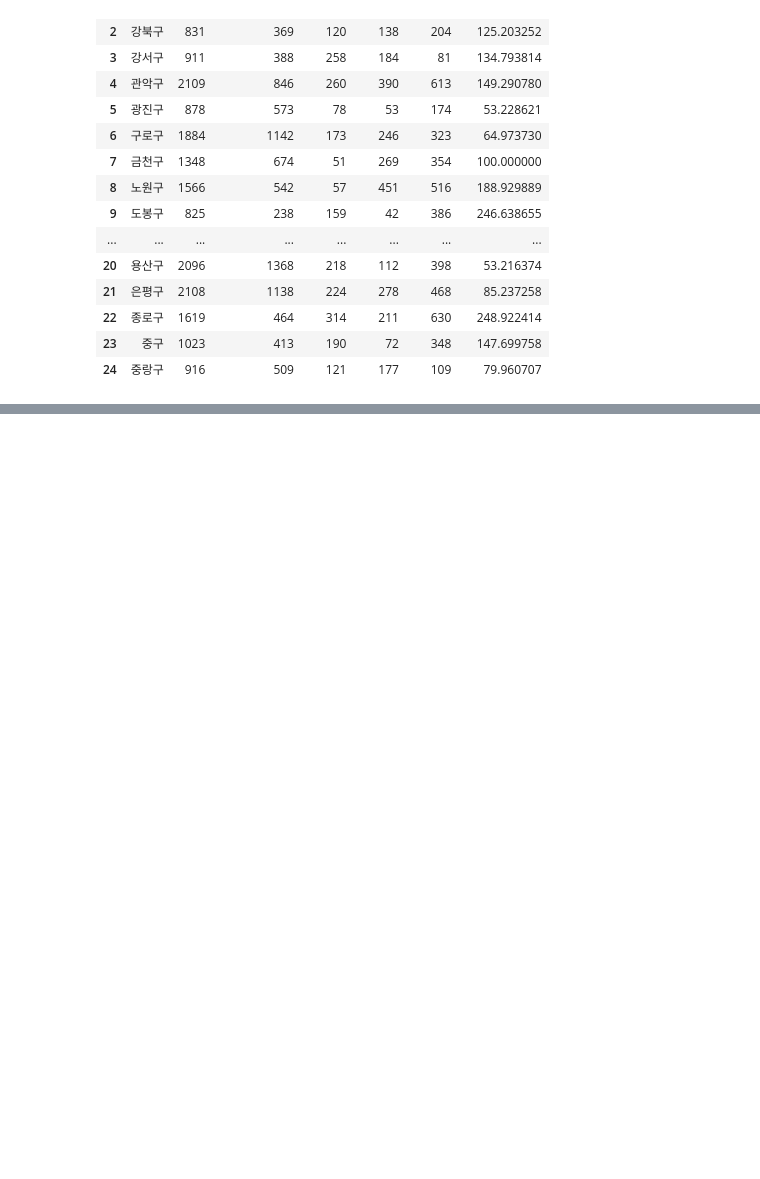
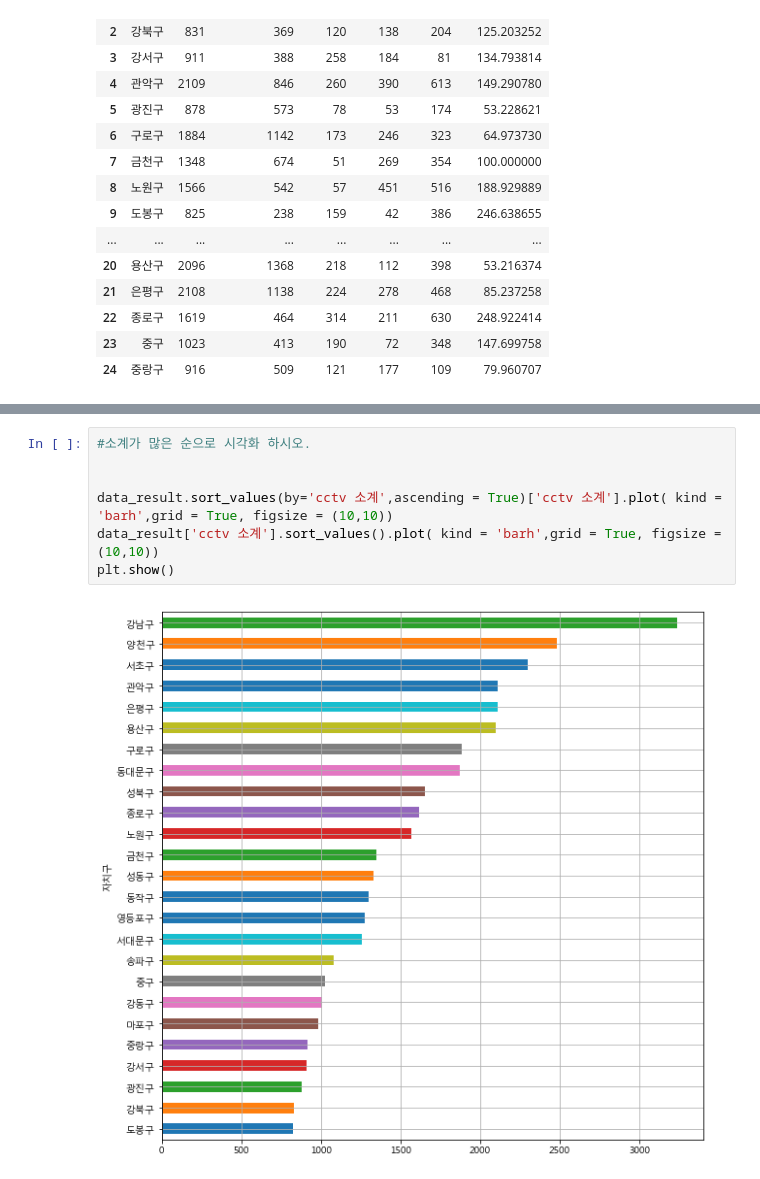
Before and after one commit to ChiHoonOH/python_analysis, a Jupyter notebook: basic_analysis/step1_pandas_basic_matplotlib_analysis_csv/인구현황대비_CCTV 현황 비교를 통한_설치 비율이 적절한가 .ipynb, the cells around one changed output, grey strips where cells are left out. Saved outputs shown, nothing was run; the diff lists cells and outputs as text; blank space fills up the shorter version.

```diff
--- a/basic_analysis/step1_pandas_basic_matplotlib_analysis_csv/인구현황대비_CCTV 현황 비교를 통한_설치 비율이 적절한가 .ipynb
+++ b/basic_analysis/step1_pandas_basic_matplotlib_analysis_csv/인구현황대비_CCTV 현황 비교를 통한_설치 비율이 적절한가 .ipynb
@@ -181,0 +515,9 @@ s_cctv
+# %%
+#소계가 많은 순으로 시각화 하시오.
+
+
+data_result.sort_values(by='cctv 소계',ascending = True)['cctv 소계'].plot( kind = 'barh',grid = True, figsize = (10,10))
+data_result['cctv 소계'].sort_values().plot( kind = 'barh',grid = True, figsize = (10,10))
+plt.show()
+# %% [output]
+[figure, added]
```
Also changed, not shown: parts of 48 cells of this notebook, 2 other files.
